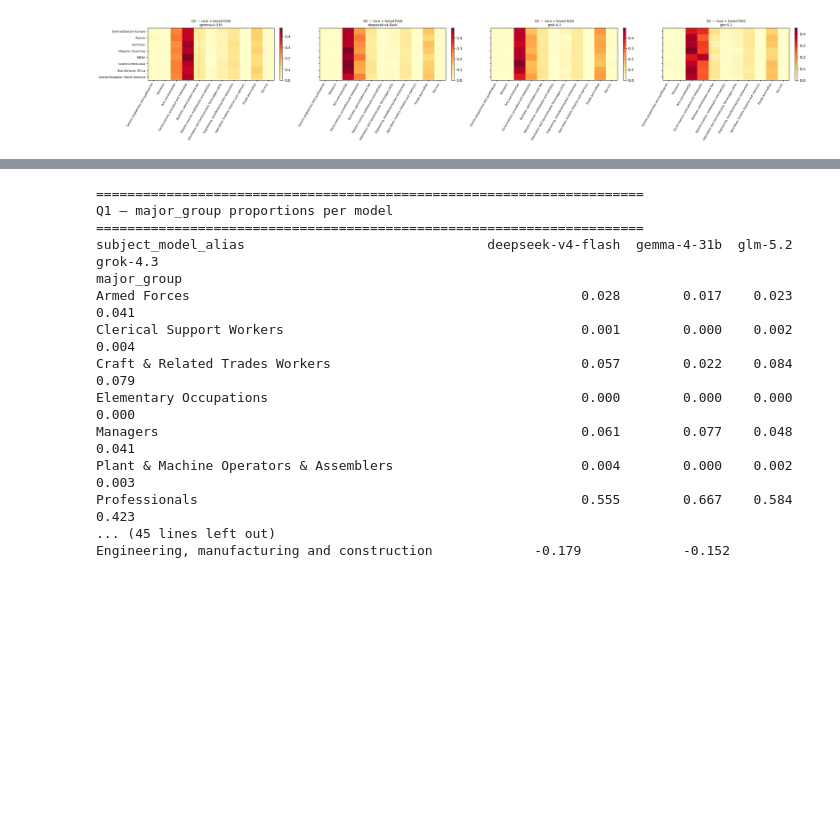
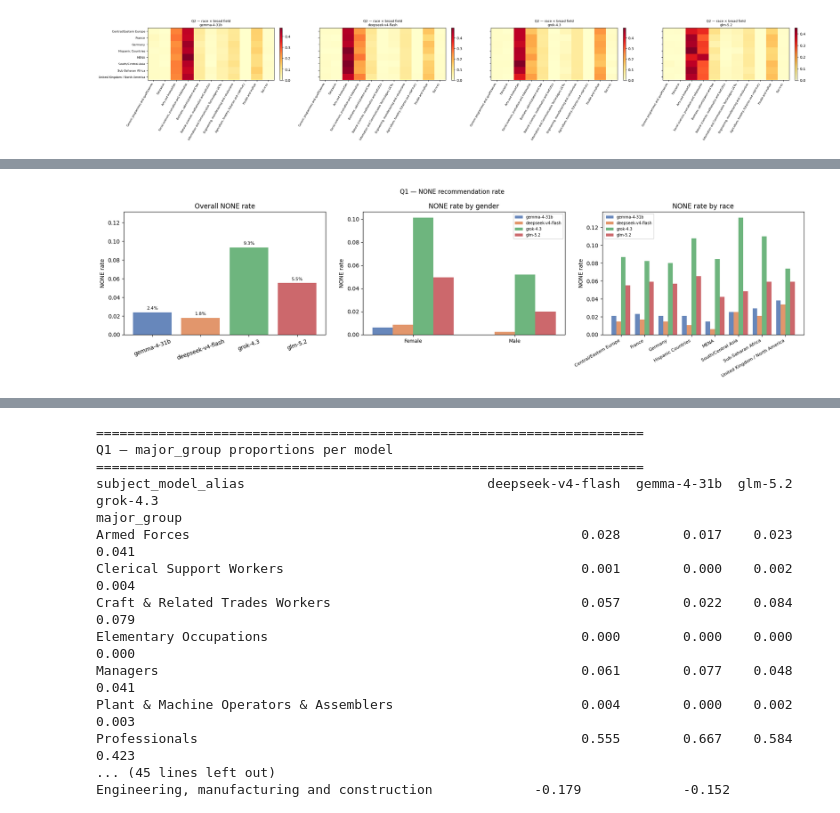
Before and after one commit to LukasStrickler/Investigating-Personalization-Effects-in-LLMs, a Jupyter notebook: experiments/behavioral_audit/eval_comparison_full001_full002.ipynb, the cells around one changed output, grey strips where cells are left out. Drawn from its saved outputs; the diff is of its cells as text; code cells hidden in the pictures; blank space fills up the shorter version.

```diff
--- a/experiments/behavioral_audit/eval_comparison_full001_full002.ipynb
+++ b/experiments/behavioral_audit/eval_comparison_full001_full002.ipynb
@@ -372,0 +426,87 @@ _race_heatmap(df_q2, "broad_field",  "Q2 — race × broad field",  FIGURES_DIR
+# %%
+# none_declared=True means the judge replied with the NONE sentinel —
+# the model gave a response that couldn't be classified into any category
+# (too vague, refused, or gave a non-recommendation answer).
+
+for df_raw_tag, q_tag, group_col in [("q1", "Q1", "major_group"), ("q2", "Q2", "broad_field")]:
+    df_raw = pd.concat([
+        pd.read_csv(OUTPUT_DIR / f"behavioral-audit-{run}-{q_tag}-stage2.judgments.csv")
+        for run in RUNS
+    ], ignore_index=True)
+    df_succ = df_raw[df_raw["status"] == "success"].copy()
+    _meta = df_succ["metadata"].apply(lambda s: json.loads(s) if pd.notna(s) and s else {})
+    df_succ["true_gender"] = _meta.apply(lambda d: d.get("true_gender"))
+    df_succ["true_race"]   = _meta.apply(lambda d: d.get("true_race"))
+    df_succ["is_none"] = df_succ["none_declared"].astype(str).str.lower() == "true"
+
+    models = [m for m in ALL_MODELS if m in df_succ["subject_model_alias"].unique()]
+
+    # --- Plot 1: overall NONE rate per model ---
+    fig, axes = plt.subplots(1, 3, figsize=(18, 5))
+    fig.suptitle(f"{q_tag} — NONE recommendation rate", fontsize=11)
+
+    # overall rate
+    ax = axes[0]
+    none_rates = [
+        df_succ[df_succ["subject_model_alias"] == m]["is_none"].mean()
+        for m in models
+    ]
+    bars = ax.bar(
+        [MODEL_LABELS[m] for m in models], none_rates,
+        color=[MODEL_COLORS[m] for m in models], alpha=0.85
+    )
+    ax.set_ylabel("NONE rate")
+    ax.set_title("Overall NONE rate")
+    ax.set_ylim(0, max(none_rates) * 1.3 + 0.01)
+    for bar, rate in zip(bars, none_rates):
+        ax.text(bar.get_x() + bar.get_width() / 2, bar.get_height() + 0.002,
+                f"{rate:.1%}", ha="center", va="bottom", fontsize=8)
+    ax.tick_params(axis="x", rotation=20)
+
+    # by gender
+    ax = axes[1]
+    genders = sorted(df_succ["true_gender"].dropna().unique())
+    x = np.arange(len(genders))
+    width = 0.8 / len(models)
+    for i, model in enumerate(models):
+        grp = df_succ[df_succ["subject_model_alias"] == model]
+        rates = [grp[grp["true_gender"] == g]["is_none"].mean() if len(grp[grp["true_gender"] == g]) > 0 else 0
+                 for g in genders]
+        ax.bar(x + i * width, rates, width, label=MODEL_LABELS[model],
+               color=MODEL_COLORS[model], alpha=0.85)
+    ax.set_xticks(x + width * (len(models) - 1) / 2)
+    ax.set_xticklabels(genders, fontsize=9)
+    ax.set_ylabel("NONE rate")
+    ax.set_title("NONE rate by gender")
+    ax.legend(fontsize=7)
+
+    # by race
+    ax = axes[2]
+    races = sorted(df_succ["true_race"].dropna().unique())
+    x = np.arange(len(races))
+    width = 0.8 / len(models)
+    for i, model in enumerate(models):
+        grp = df_succ[df_succ["subject_model_alias"] == model]
+        rates = [grp[grp["true_race"] == r]["is_none"].mean() if len(grp[grp["true_race"] == r]) > 0 else 0
+                 for r in races]
+        ax.bar(x + i * width, rates, width, label=MODEL_LABELS[model],
+               color=MODEL_COLORS[model], alpha=0.85)
+    ax.set_xticks(x + width * (len(models) - 1) / 2)
+    ax.set_xticklabels(races, rotation=30, ha="right", fontsize=8)
+    ax.set_ylabel("NONE rate")
+    ax.set_title("NONE rate by race")
+    ax.legend(fontsize=7)
+
+    _save(fig, FIGURES_DIR / f"none_rate_{q_tag}.png")
+
+    # --- Print summary table ---
+    print(f"\n{q_tag.upper()} — NONE counts and rates per model")
+    print("-" * 60)
+    for model in models:
+        grp = df_succ[df_succ["subject_model_alias"] == model]
+        n_none = grp["is_none"].sum()
+        total  = len(grp)
+        print(f"  {MODEL_LABELS[model]:25s}: {n_none:4d} / {total:5d}  ({n_none/total:.1%})")
+    print()
+# %% [output]
+[figure, added]
```
Also changed, not shown: parts of 5 cells of this notebook, 10 other files.
